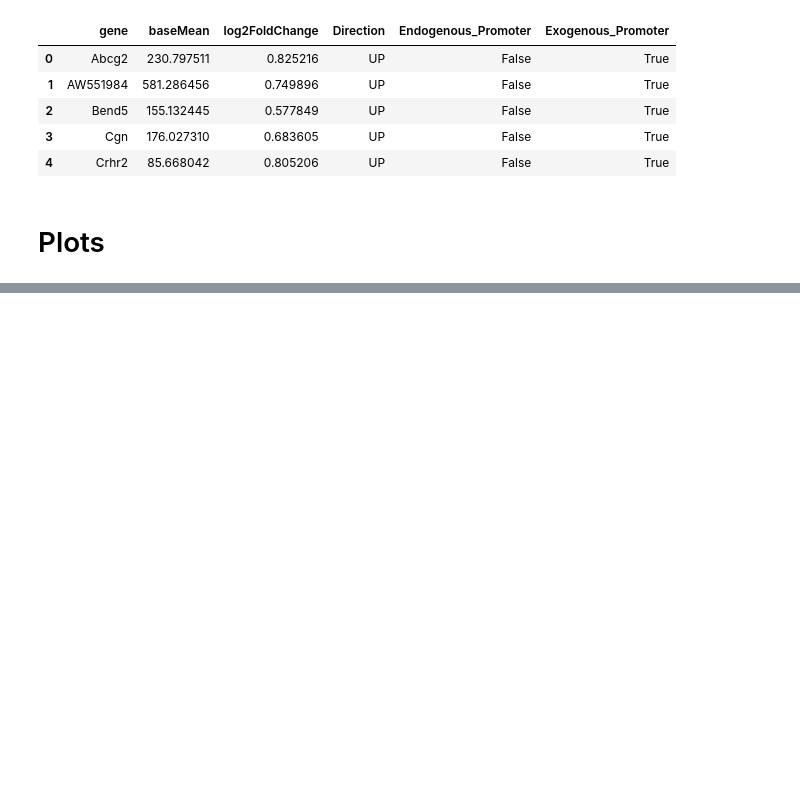
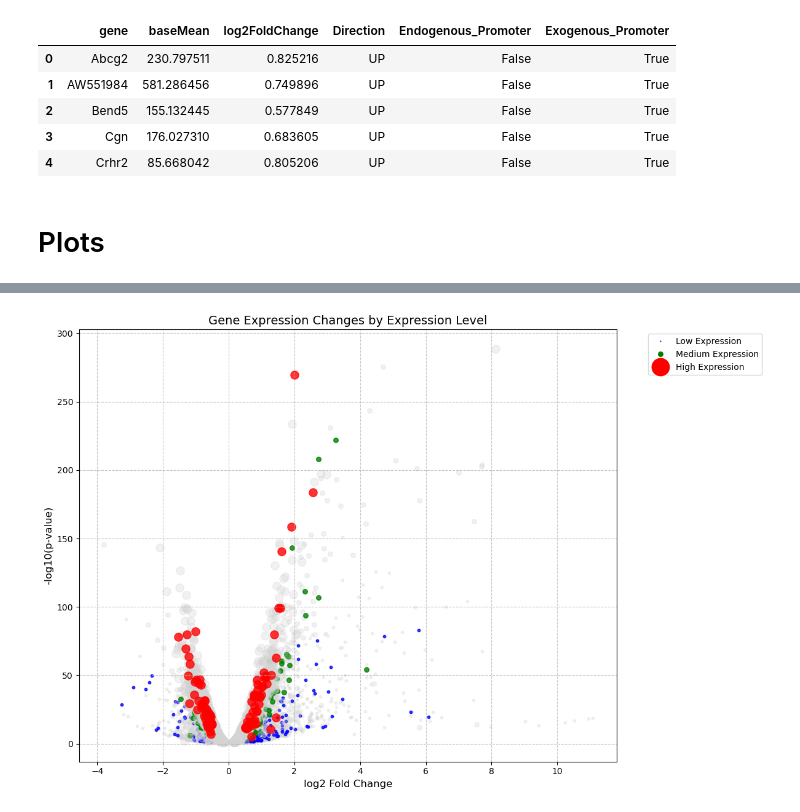
Before and after one commit to michal7kw/SRF_MECP2, a Jupyter notebook: volcano_expression_binning.ipynb, the cells around one changed output, grey strips where cells are left out. Cells and saved outputs as stored; diff of their text form; code cells hidden in the pictures; blank space fills up the shorter version.

```diff
--- a/volcano_expression_binning.ipynb
+++ b/volcano_expression_binning.ipynb
@@ -213,0 +330,5 @@ plt.show()
+# %%
+combined_expression_scatter(DEA_NSC_filtered, mecp2_NSC)
+plt.show()
+# %% [output]
+[figure, added]
```
Also changed, not shown: parts of 11 cells of this notebook, 1 other file.
